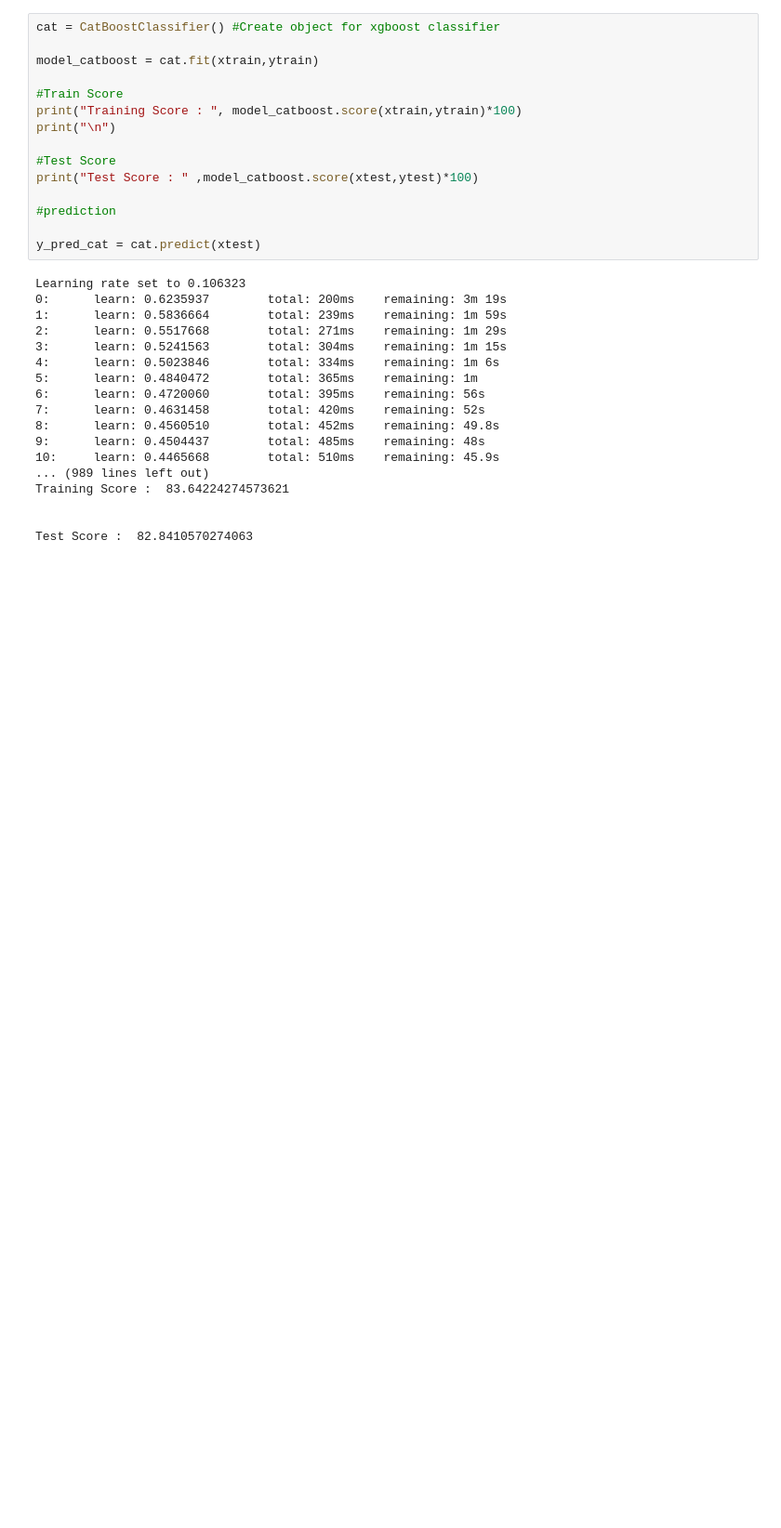
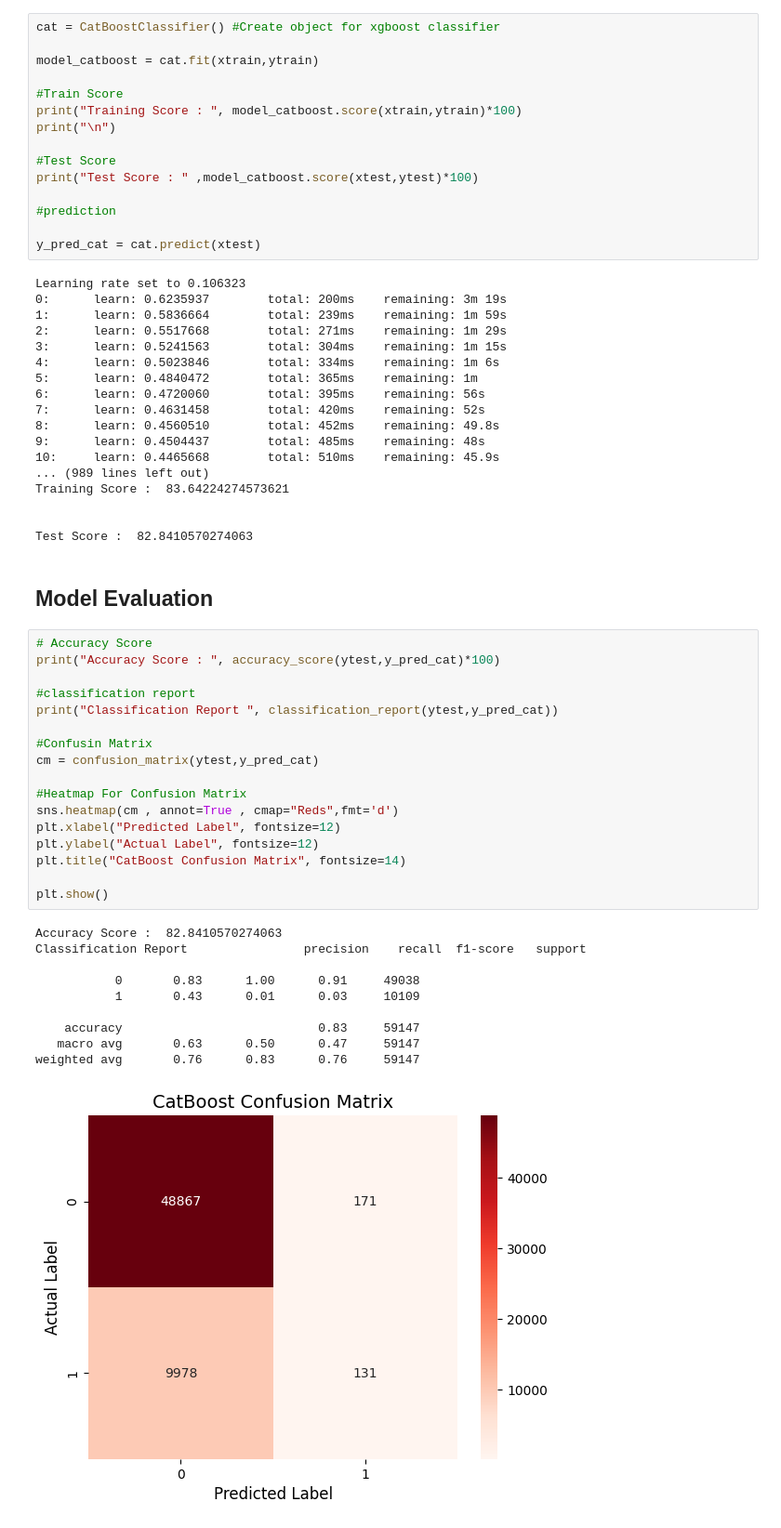
Before and after one commit to samifahim07/Smart-Cricket-Analytics-Ball-by-Ball-Event-Prediction-using-Machine-Learning, a Jupyter notebook: smart_analysis.ipynb, the cells around one changed output. Shown at 93% size. Drawn from its saved outputs; the diff is of its cells as text; blank space fills up the shorter version.

```diff
--- a/smart_analysis.ipynb
+++ b/smart_analysis.ipynb
@@ -1168,3 +1168,33 @@ Training Score :  83.64224274573621
 
 
 Test Score :  82.8410570274063
+# %% [markdown]
+## **Model Evaluation**
+# %%
+# Accuracy Score
+print("Accuracy Score : ", accuracy_score(ytest,y_pred_cat)*100)
+
+#classification report
+print("Classification Report ", classification_report(ytest,y_pred_cat))
+
+#Confusin Matrix
+cm = confusion_matrix(ytest,y_pred_cat)
+
+#Heatmap For Confusion Matrix
+sns.heatmap(cm , annot=True , cmap="Reds",fmt='d')
+plt.xlabel("Predicted Label", fontsize=12)
+plt.ylabel("Actual Label", fontsize=12)
+plt.title("CatBoost Confusion Matrix", fontsize=14)
+
+plt.show()
+# %% [output]
+Accuracy Score :  82.8410570274063
+Classification Report                precision    recall  f1-score   support
+
+           0       0.83      1.00      0.91     49038
+           1       0.43      0.01      0.03     10109
+
+    accuracy                           0.83     59147
+   macro avg       0.63      0.50      0.47     59147
+weighted avg       0.76      0.83      0.76     59147
+[figure, added]
```
